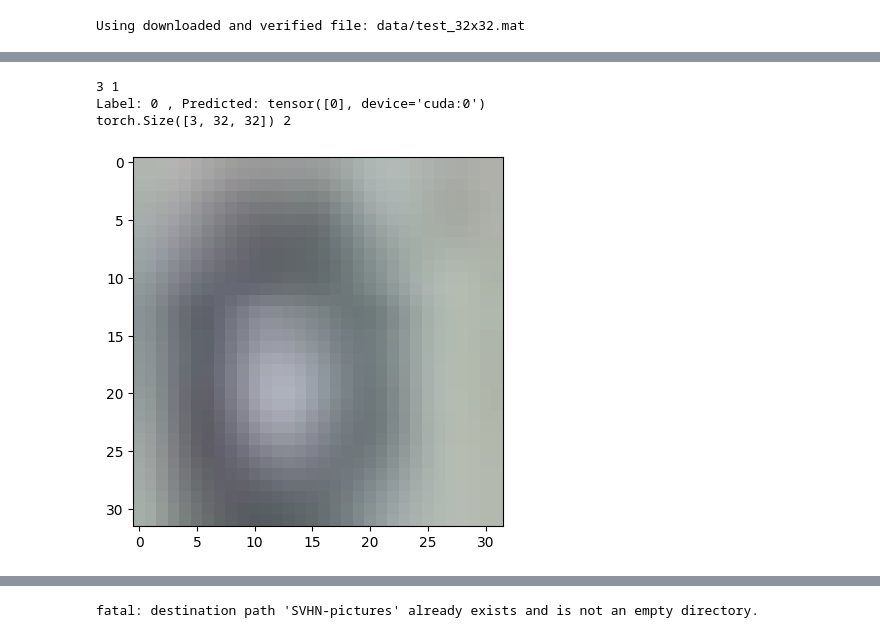
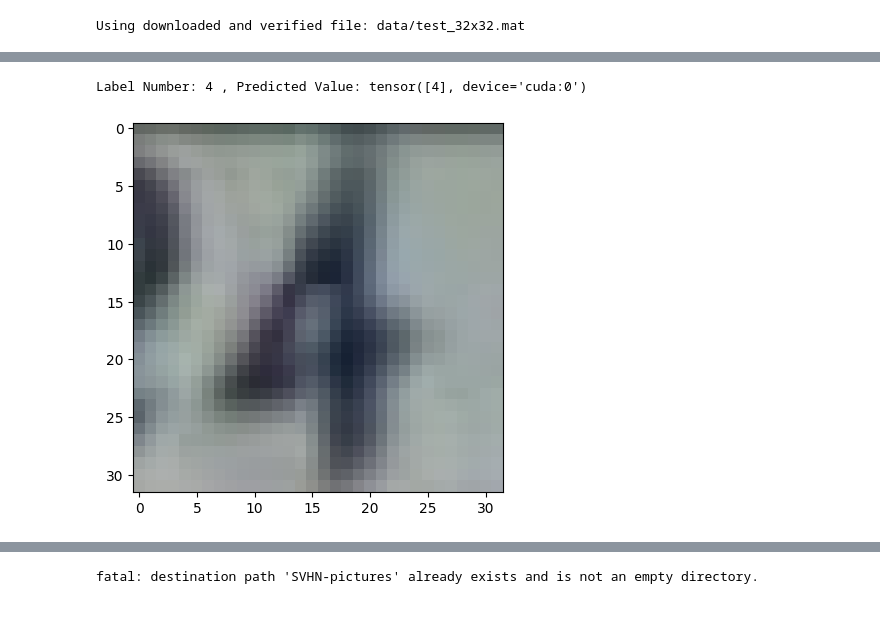
Before and after one commit to Birajpokharel11/SVHN-pictures, a Jupyter notebook: Untitled14.ipynb, the cells around one changed output, grey strips where cells are left out. Drawn from its saved outputs; the diff is of its cells as text; code cells hidden in the pictures.

```diff
--- a/Untitled14.ipynb
+++ b/Untitled14.ipynb
@@ -296,6 +298,13 @@ def Individual_image_pridiction(img, graphical_model):
     # Retrieve the class label
     return preds
 # %%
-img, label = test_dataset[0]
-plt.imshow(img.permute(1, 2, 0))
-print('Label:', label, ', Predicted:', Individual_image_pridiction(img, graphical_model))
+def predicted_return_value(value):
+  if len(value) == 2 :
+    # print(len(value),'1')
+    img, label = value
+    plt.imshow(img.permute(1, 2, 0))
+    print('Label Number:', label, ', Predicted Value:', Individual_image_pridiction(img, graphical_model))
+  else:
+    img = value
+    plt.imshow(img.permute(1, 2, 0))
+    print( 'Predicted Value:', Individual_image_pridiction(img, graphical_model))
@@ -313,11 +311,5 @@ Label: 3 , Predicted: tensor([3], device='cuda:0')
-# %%
-img, label = test_dataset[3323]
-print(img.dim(), '1')
-plt.imshow(img.permute(1, 2, 0))
-print('Label:', label, ', Predicted:', Individual_image_pridiction(img, graphical_model))
-print(img.shape, '2')
-# %% [output]
-3 1
-Label: 0 , Predicted: tensor([0], device='cuda:0')
-torch.Size([3, 32, 32]) 2
-[figure, removed]
+# %%
+predicted_return_value(test_dataset[446])
+# %% [output]
+Label Number: 4 , Predicted Value: tensor([4], device='cuda:0')
+[figure, added]
```
Also changed, not shown: parts of 27 cells of this notebook.
